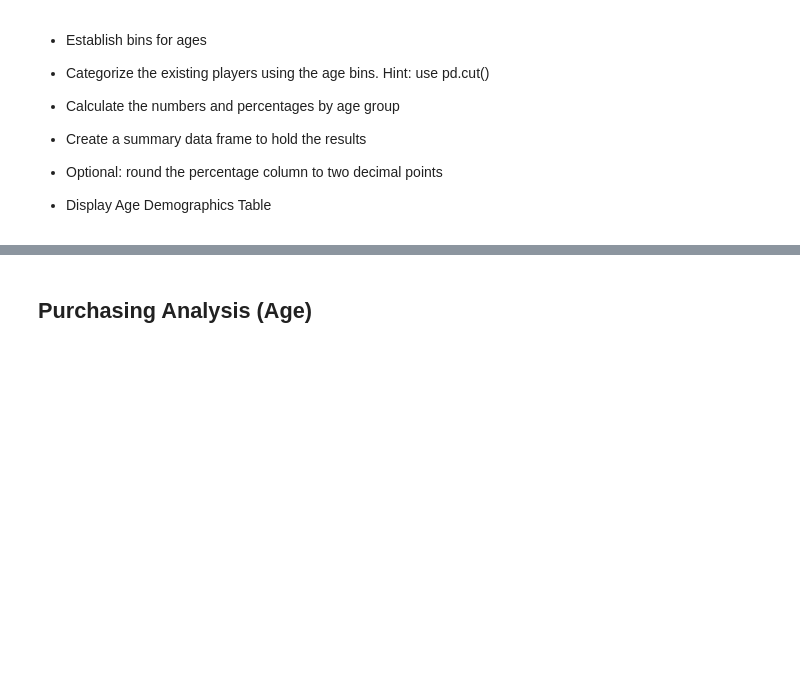
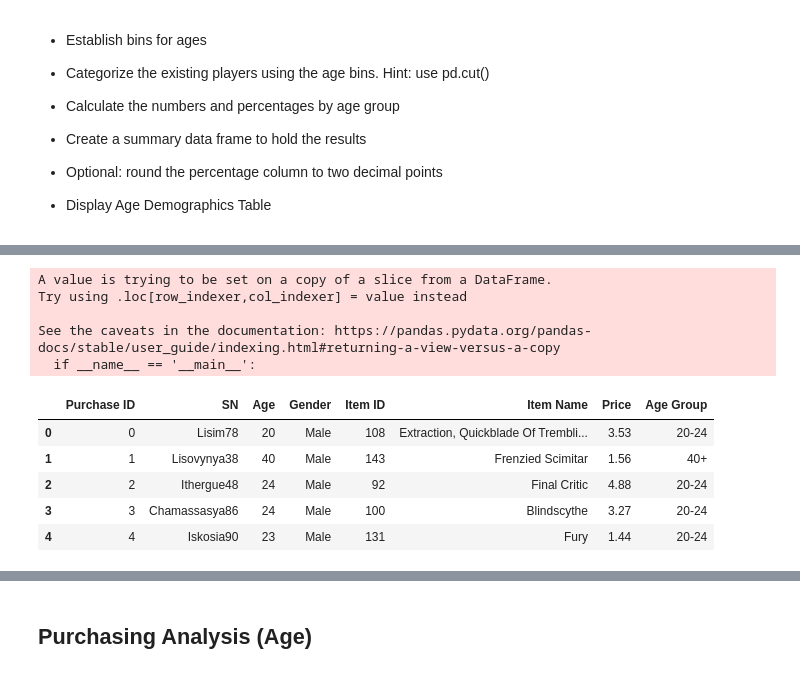
Before and after one commit to kmspitzer/Video-Game-Usage-Analysis, a Jupyter notebook: HeroesOfPymoli/HeroesOfPymoli.ipynb, the cells around one changed output, grey strips where cells are left out. Drawn from its saved outputs; the diff is of its cells as text; code cells hidden in the pictures; blank space fills up the shorter version.

```diff
--- a/HeroesOfPymoli/HeroesOfPymoli.ipynb
+++ b/HeroesOfPymoli/HeroesOfPymoli.ipynb
@@ -209,0 +199,23 @@ gend_purch_analysis_df
+# %%
+# Create the bins in which Data will be held
+# Bins are 0, 59.9, 69.9, 79.9, 89.9, 100.
+bins = [0, 9.9, 14.9, 19.9, 24.9, 29.9, 34.9, 39.9, 100]
+
+# Create the names for the five bins
+age_categories = ["<10", "10-14", "15-19", "20-24", "25-29", "30-34", "35-39", "40+"]
+
+unique_df = purchase_data.drop_duplicates(subset=["SN"])
+unique_df["Age Group"] = pd.cut(unique_df["Age"], bins, labels=age_categories, include_lowest=False)
+unique_df.head()
+# %% [output]
+A value is trying to be set on a copy of a slice from a DataFrame.
+Try using .loc[row_indexer,col_indexer] = value instead
+
+See the caveats in the documentation: https://pandas.pydata.org/pandas-docs/stable/user_guide/indexing.html#returning-a-view-versus-a-copy
+  if __name__ == '__main__':
+|  | Purchase ID | SN | Age | Gender | Item ID | Item Name | Price | Age Group |
+| 0 | 0 | Lisim78 | 20 | Male | 108 | Extraction, Quickblade Of Trembli... | 3.53 | 20-24 |
+| 1 | 1 | Lisovynya38 | 40 | Male | 143 | Frenzied Scimitar | 1.56 | 40+ |
+| 2 | 2 | Ithergue48 | 24 | Male | 92 | Final Critic | 4.88 | 20-24 |
+| 3 | 3 | Chamassasya86 | 24 | Male | 100 | Blindscythe | 3.27 | 20-24 |
+| 4 | 4 | Iskosia90 | 23 | Male | 131 | Fury | 1.44 | 20-24 |
```
Also changed, not shown: parts of 2 cells of this notebook.
